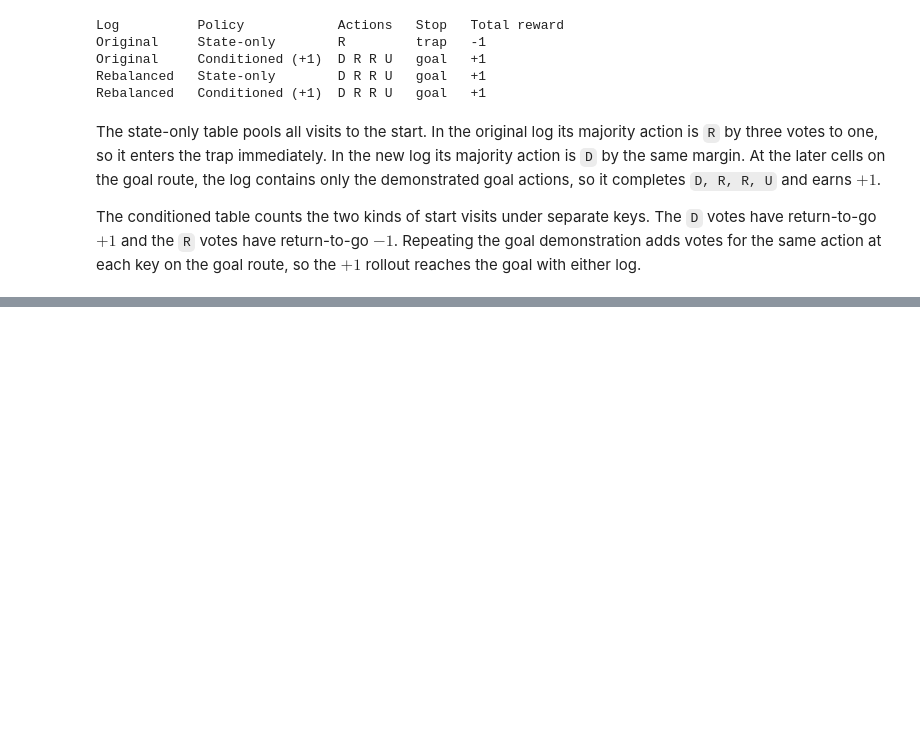
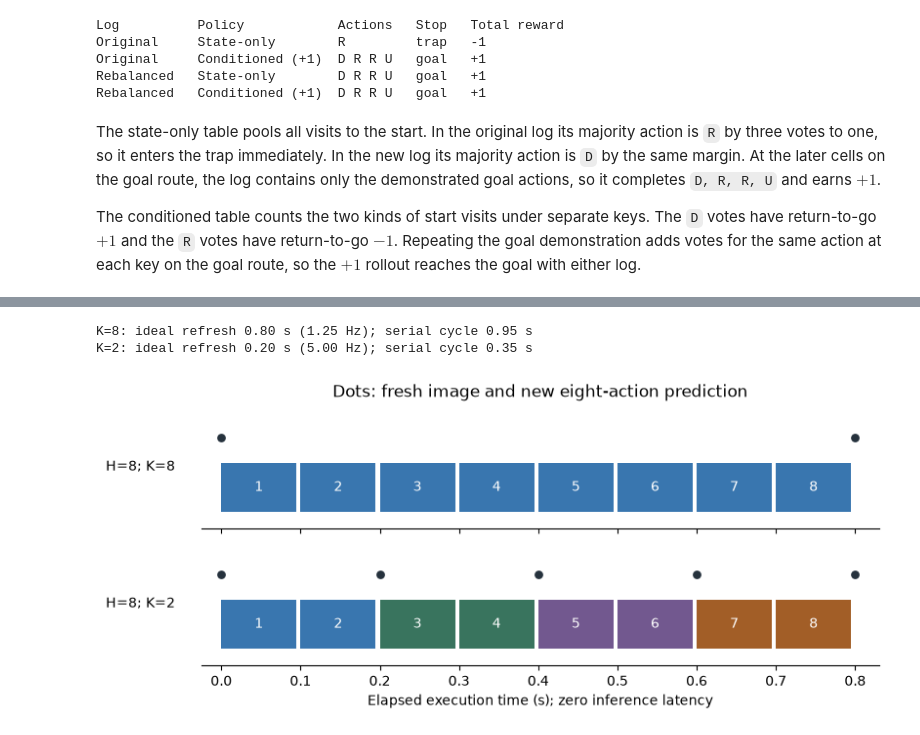
Before and after one commit to jrterven/transformers-book, a Jupyter notebook: solutions/ch30_decisions/python-solutions.ipynb, the cells around one changed output, grey strips where cells are left out. Cells and saved outputs as stored; diff of their text form; code cells hidden in the pictures; blank space fills up the shorter version.

```diff
--- a/solutions/ch30_decisions/python-solutions.ipynb
+++ b/solutions/ch30_decisions/python-solutions.ipynb
@@ -382,0 +620,33 @@ rollout reaches the goal with either log.
+# %%
+action_duration = 0.1
+inference_latency = 0.15
+for k in (8,2):
+    execution_time = k*action_duration
+    serial_cycle = execution_time + inference_latency
+    print(f"K={k}: ideal refresh {execution_time:.2f} s "
+          f"({1/execution_time:.2f} Hz); serial cycle {serial_cycle:.2f} s")
+assert np.isclose(8*action_duration,0.8)
+assert np.isclose(2*action_duration,0.2)
+# %% [output]
+K=8: ideal refresh 0.80 s (1.25 Hz); serial cycle 0.95 s
+K=2: ideal refresh 0.20 s (5.00 Hz); serial cycle 0.35 s
+# %%
+fig, axes = plt.subplots(2,1,figsize=(8,3.4),sharex=True,
+                         layout="constrained")
+colors = ["#3976af","#39745e","#72588f","#a25e27"]
+for ax,k in zip(axes,(8,2)):
+    for i in range(8):
+        ax.add_patch(Rectangle((i*.1,.12),.095,.35,
+                               facecolor=colors[(i//k)%4]))
+        ax.text(i*.1+.0475,.295,str(i+1),ha="center",va="center",color="white")
+    refresh = np.arange(0,9,k)*.1
+    ax.scatter(refresh,np.full(len(refresh),.65),color="#26323d",s=28)
+    ax.set(ylim=(0,.88),xlim=(-.025,.83),yticks=[])
+    ax.set_ylabel(f"H=8; K={k}",rotation=0,labelpad=45,va="center")
+    ax.spines["left"].set_visible(False)
+axes[0].set_title("Dots: fresh image and new eight-action prediction")
+axes[1].set_xticks(np.arange(9)*.1)
+axes[1].set_xlabel("Elapsed execution time (s); zero inference latency")
+plt.show()
+# %% [output]
+[figure, added]
```
Also changed, not shown: parts of 25 cells of this notebook, 9 other files.
